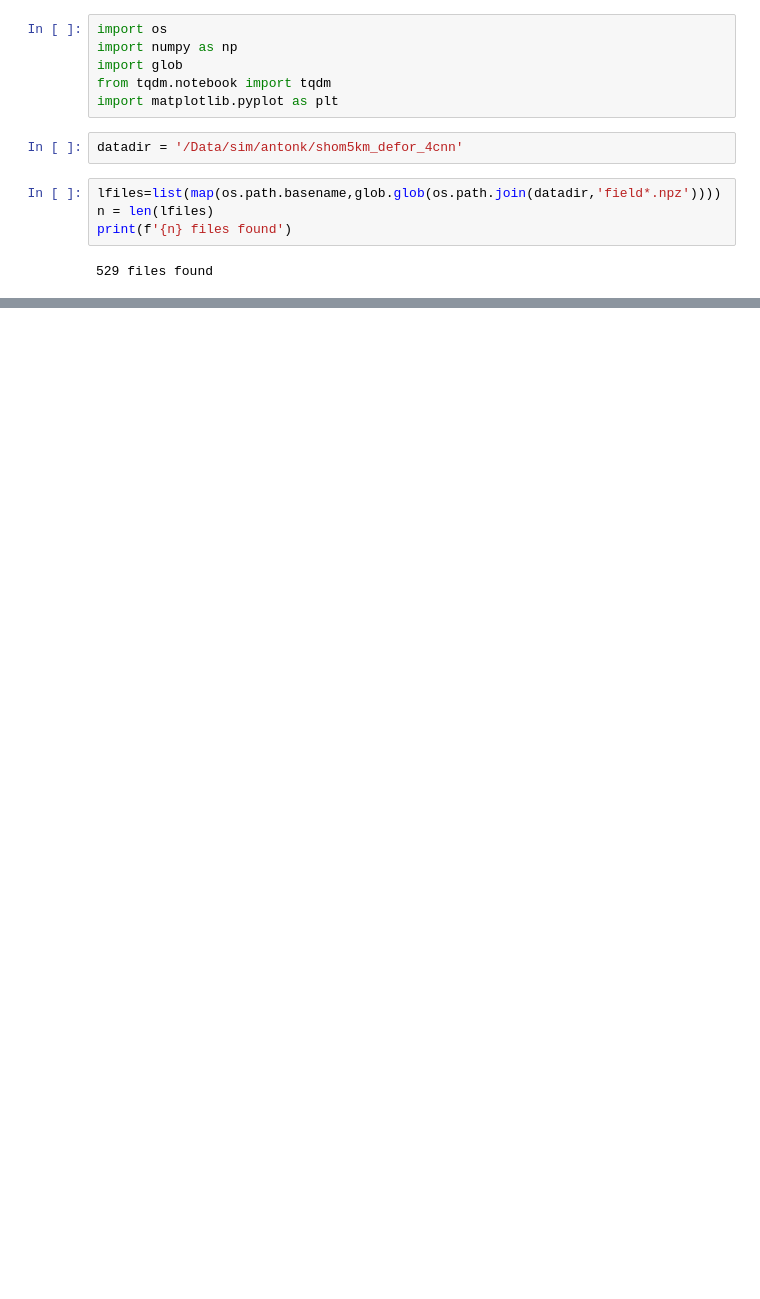
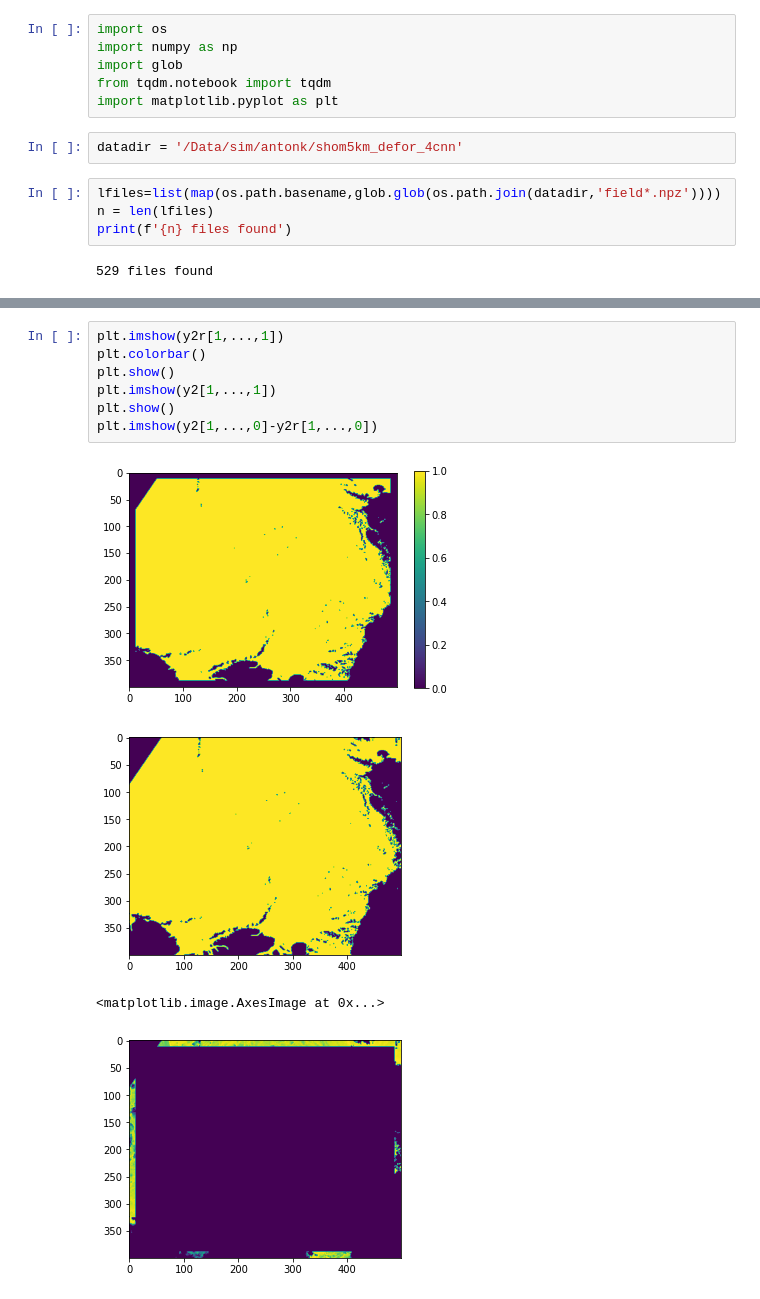
Before and after one commit to nansencenter/SID-NN, a Jupyter notebook: read-data.ipynb, the cells around one changed output, grey strips where cells are left out. Saved outputs shown, nothing was run; the diff lists cells and outputs as text; blank space fills up the shorter version.

```diff
--- a/read-data.ipynb
+++ b/read-data.ipynb
@@ -62,0 +185,12 @@ plt.imshow(d['h'])
+# %%
+plt.imshow(y2r[1,...,1])
+plt.colorbar()
+plt.show()
+plt.imshow(y2[1,...,1])
+plt.show()
+plt.imshow(y2[1,...,0]-y2r[1,...,0])
+# %% [output]
+[figure, added]
+[figure, added]
+<matplotlib.image.AxesImage at 0x...>
+[figure, added]
```
Also changed, not shown: parts of 22 cells of this notebook.
